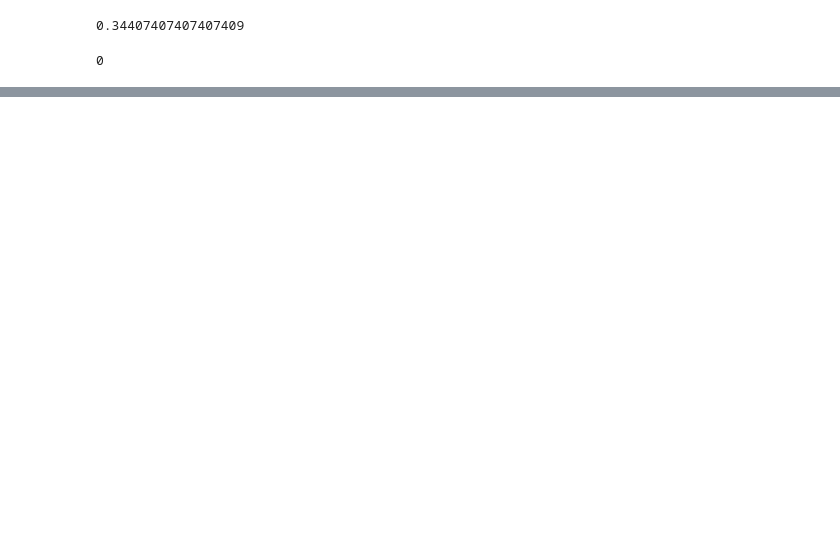
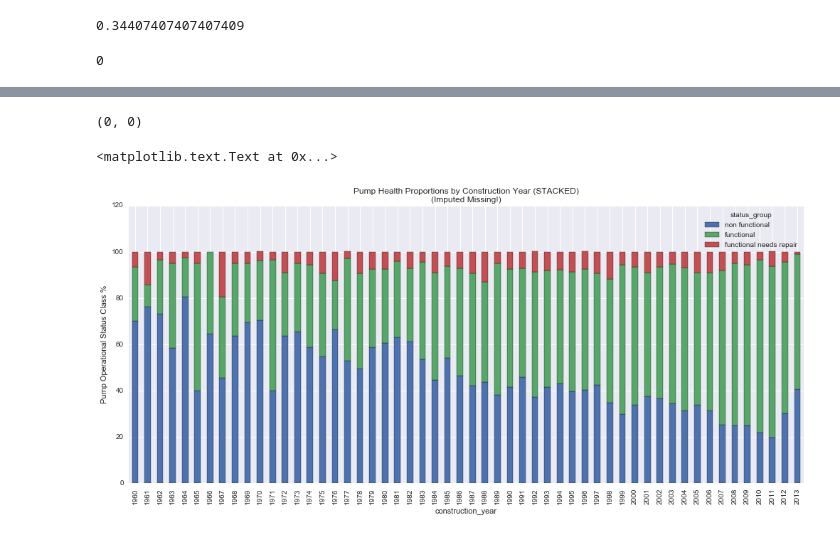
Before and after one commit to ashirwad08/predict-water-pump-failure, a Jupyter notebook: MVP_work/ash_MVP_explore_train.ipynb, the cells around one changed output, grey strips where cells are left out. Saved outputs shown, nothing was run; the diff lists cells and outputs as text; code cells hidden in the pictures; blank space fills up the shorter version.

```diff
--- a/MVP_work/ash_MVP_explore_train.ipynb
+++ b/MVP_work/ash_MVP_explore_train.ipynb
@@ -87,0 +82,4 @@ dat=dat_backup
+# %%
+(dat.longitude.isnull().sum(), dat.latitude.isnull().sum())
+# %% [output]
+(0, 0)
@@ -88,3 +103,15 @@ dat=dat_backup
+# %%
+#revisiting construction year breakdown by outcome, after imputing
+temp1=pd.crosstab(dat.status_group, dat.construction_year).apply(lambda col: ((col/col.sum()).round(3))*100, axis=0)
+temp1=temp1.reindex(['non functional','functional','functional needs repair'])
+
+fig, ax = plt.subplots(1,1,figsize=(17,7))
+temp1.transpose().plot(kind='bar', legend='status_group', stacked=True, ax=ax)
+ax.set_ylabel('Pump Operational Status Class %')
+ax.set_title('Pump Health Proportions by Construction Year (STACKED)\n(Imputed Missing!)')
+# %% [output]
+<matplotlib.text.Text at 0x...>
+[figure, added]
 # %%
 # now that gps_height is imputed, try replotting in 3D to better see height. Try to remove longitudinal outlier at 12
 #let's go 3D with lat, long, and gps-height; by pump health
```
Also changed, not shown: parts of 16 cells of this notebook, 1 other file.
